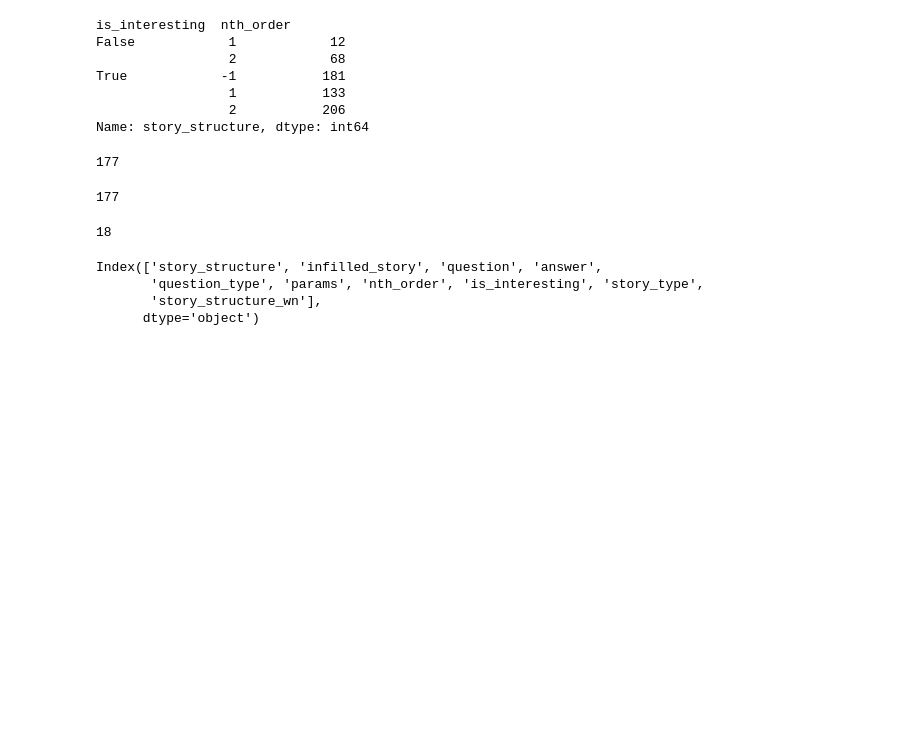
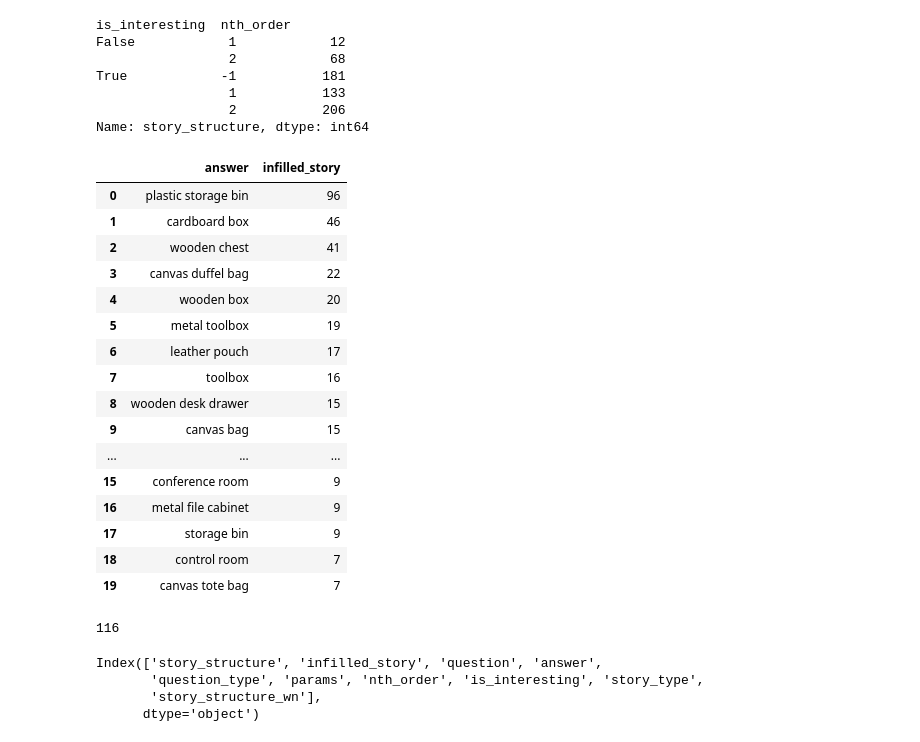
Before and after one commit to zhebushipinyin/Tom-RL, a Jupyter notebook: SimpleGRPO/clean_data/tom_data_balanced_single_question.ipynb, the cells around one changed output. Drawn from its saved outputs; the diff is of its cells as text; code cells hidden in the pictures; blank space fills up the shorter version.

```diff
--- a/SimpleGRPO/clean_data/tom_data_balanced_single_question.ipynb
+++ b/SimpleGRPO/clean_data/tom_data_balanced_single_question.ipynb
@@ -65,8 +65,25 @@ True            -1           181
                  2           206
 Name: story_structure, dtype: int64
 # %%
-dfs = df.groupby(['story_structure']).answer.count().reset_index()
+dfs = df.groupby(['answer']).infilled_story.count().reset_index()
-# %%
-len(dfs)
-# %% [output]
-177
+# %%
+dfs = dfs.sort_values(by='infilled_story', ascending=False, ignore_index=True)
+dfs.head(20)
+# %% [output]
+|  | answer | infilled_story |
+| 0 | plastic storage bin | 96 |
+| 1 | cardboard box | 46 |
+| 2 | wooden chest | 41 |
+| 3 | canvas duffel bag | 22 |
+| 4 | wooden box | 20 |
+| 5 | metal toolbox | 19 |
+| 6 | leather pouch | 17 |
+| 7 | toolbox | 16 |
+| 8 | wooden desk drawer | 15 |
+| 9 | canvas bag | 15 |
+| ... | ... | ... |
+| 15 | conference room | 9 |
+| 16 | metal file cabinet | 9 |
+| 17 | storage bin | 9 |
+| 18 | control room | 7 |
+| 19 | canvas tote bag | 7 |
@@ -73,9 +98,6 @@ len(dfs)
 # %%
-len(df.groupby(['infilled_story']).answer.count().reset_index())
+#df_filtered.groupby(['answer']).infilled_story.count().reset_index()
+len(df_filtered)
 # %% [output]
-177
+116
-# %%
-dfs.answer.max()
-# %% [output]
-18
 # %%
```
Also changed, not shown: parts of 11 cells of this notebook, 23 other files.
